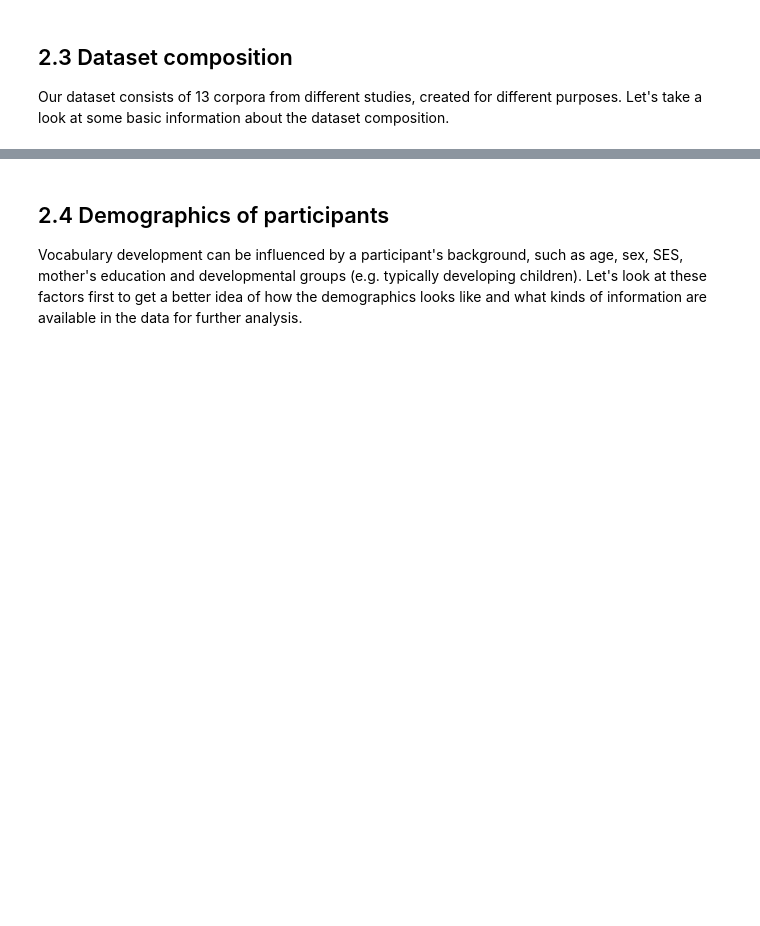
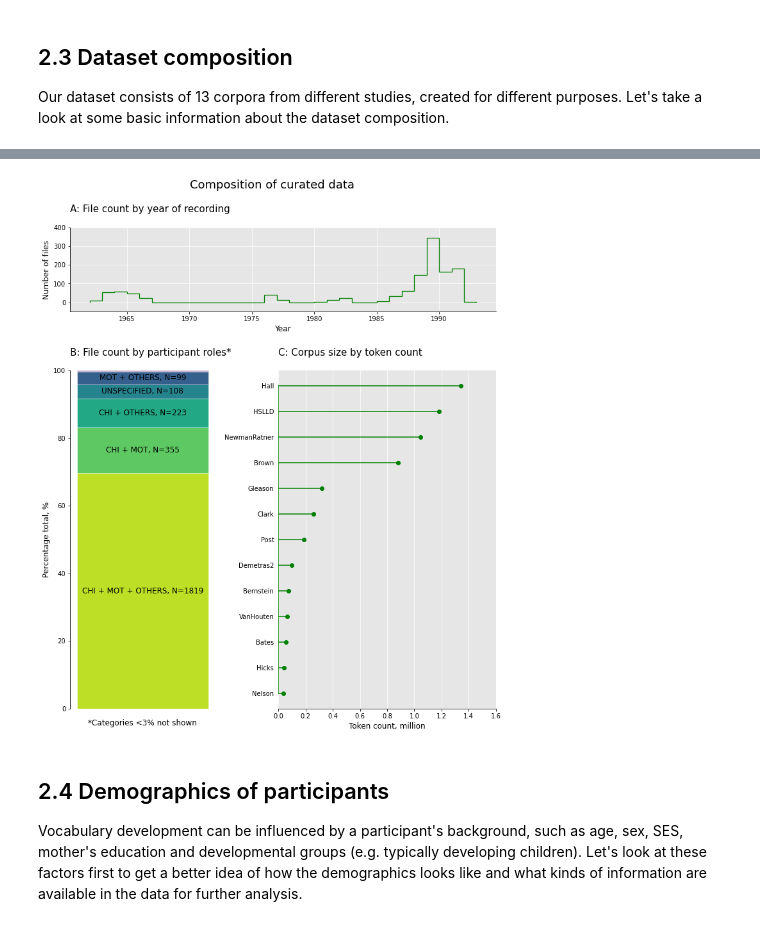
Before and after one commit to Data-Science-for-Linguists-2022/Child-Vocab-Development, a Jupyter notebook: code/data_curation.ipynb, the cells around one changed output, grey strips where cells are left out. Saved outputs shown, nothing was run; the diff lists cells and outputs as text; code cells hidden in the pictures; blank space fills up the shorter version.

Commit message:
changed figure types

```diff
--- a/code/data_curation.ipynb
+++ b/code/data_curation.ipynb
@@ -22,10 +22,10 @@ import pickle
 import pylangacq                 # See Section 1.1
 from tqdm import tqdm            # For showing progress bar
 import matplotlib.pyplot as plt
-plt.style.use('ggplot')          # use ggplot style for figures
 
-# Unpickle data
-search_result = pickle.load(open('../data/childes/search_result.pkl', 'rb'))
+# Unpickle data for quicker re-run of this notebook
+# search_result = pickle.load(open('../data/childes/search_result.pkl', 'rb'))
+# data_idx = pickle.load(open('../data/childes/data_idx_unprocessed.pkl', 'rb'))
 # %% [markdown]
 
 # 1 Searching for suitable corpora in CHILDES
@@ -692,3 +651,94 @@ Counting tokens...
+# %%
+# Create a figure object
+
+# Subplot dimension ratio
+gs_kw = dict(width_ratios=[1,1.5], height_ratios=[1,4])
+
+# Create a figure with 5 axes (i.e. 5 subplots), namely A, B, C, D, E
+fig, ax = plt.subplot_mosaic([['A','A'],
+                              ['B','C']],  # Subplot C spans across two grids
+                              gridspec_kw=gs_kw, figsize=(10,12),
+                              constrained_layout=True)
+
+# ==============================================================================
+# Plotting
+
+# ------------------------------------------------------------------------------
+# Plot A
+ax['A'].hist(data_idx.year, 31, histtype='step', color='g', lw='1.3')
+
+# ------------------------------------------------------------------------------
+# Plot B
+x = 'Participant roles'
+participant_count = participant_count.sort_values(ascending=False)
+participant_pc = participant_count/sum(participant_count)*100
+
+n = len(participant_pc)
+colors = plt.cm.viridis(np.linspace(0.9, 0, n))
+
+curr_sum = 0
+for i, pc in enumerate(participant_pc):
+    bottom = curr_sum
+    ax['B'].bar(x, pc, label=participant_pc.index[i], bottom=bottom,
+                color=colors[i], edgecolor='w', linewidth=0.5)
+    curr_sum = curr_sum + pc
+    if participant_pc.index[i] == '':
+        label = "Unspecified, N={}".format(participant_count[i]).upper()
+    elif pc >= 3:
+        label = "{}, N={}".format(participant_pc.index[i],
+                                participant_count[i]).upper()
+    else:
+        label = ''
+    label_ypos = curr_sum - (pc/2)
+    ax['B'].text(0, label_ypos, label, ha="center", va="center", size=12)
+
+# ------------------------------------------------------------------------------
+# Plot C
+tok_by_corpus.sort_values(by='token_count', inplace=True, ascending=True)
+ax['C'].stem(tok_by_corpus.corpus,tok_by_corpus.token_count/10**6, markerfmt='go',
+             orientation='horizontal', linefmt='g-', basefmt='g-')
+
+# ------------------------------------------------------------------------------
+# Subplot A settings
+ax['A'].set_xlabel('Year', size=12)
+ax['A'].set_ylabel('Number of files', size=12)
+ax['A'].set_ylim([-50,400])
+ax['A'].spines[['top', 'right']].set_visible(False)
+ax['A'].grid(axis='both', color='w')
+ax['A'].set_facecolor('0.9')
+
+# Subplot B settings
+ax['B'].get_xaxis().set_visible(False)
+ax['B'].set_ylabel('Percentage total, %', size=12)
+ax['B'].set_ylim([0,100])
+ax['B'].spines[['top','bottom', 'right']].set_visible(False)
+ax['B'].text(0, -3, '*Categories <3% not shown', ha="center", va="top", size=12)
+
+# Subplot C settings
+ax['C'].set_xlabel('Token count, million', size=12)
+# ax['C'].tick_params(axis='x', labelrotation = 45)
+ax['C'].spines[['top', 'left', 'right']].set_visible(False)
+ax['C'].set_xlim([0, 1.6])
+ax['C'].yaxis.set_ticks_position('none')
+ax['C'].grid(axis='x', color='w')
+ax['C'].set_facecolor('0.9')
+
+# ------------------------------------------------------------------------------
+# Set figure and subplot titles
+ax['A'].set_title('\nA: File count by year of recording\n',
+                  loc='left', size=15)
+ax['B'].set_title('\nB: File count by participant roles*\n',
+                  loc='left', size=15)
+ax['C'].set_title('\nC: Corpus size by token count\n',
+                  loc='left', size=15)
+
+fig.suptitle('Composition of curated data', fontsize=18)
+
+# Save figure
+# plt.savefig('../reports/images/data_composition_unprocessed.svg', bbox_inches='tight', dpi=150)
+plt.show()
+# %% [output]
+[figure, added]
 # %% [markdown]
 ## 2.4 Demographics of participants
 
```
Also changed, not shown: parts of 3 cells of this notebook.
